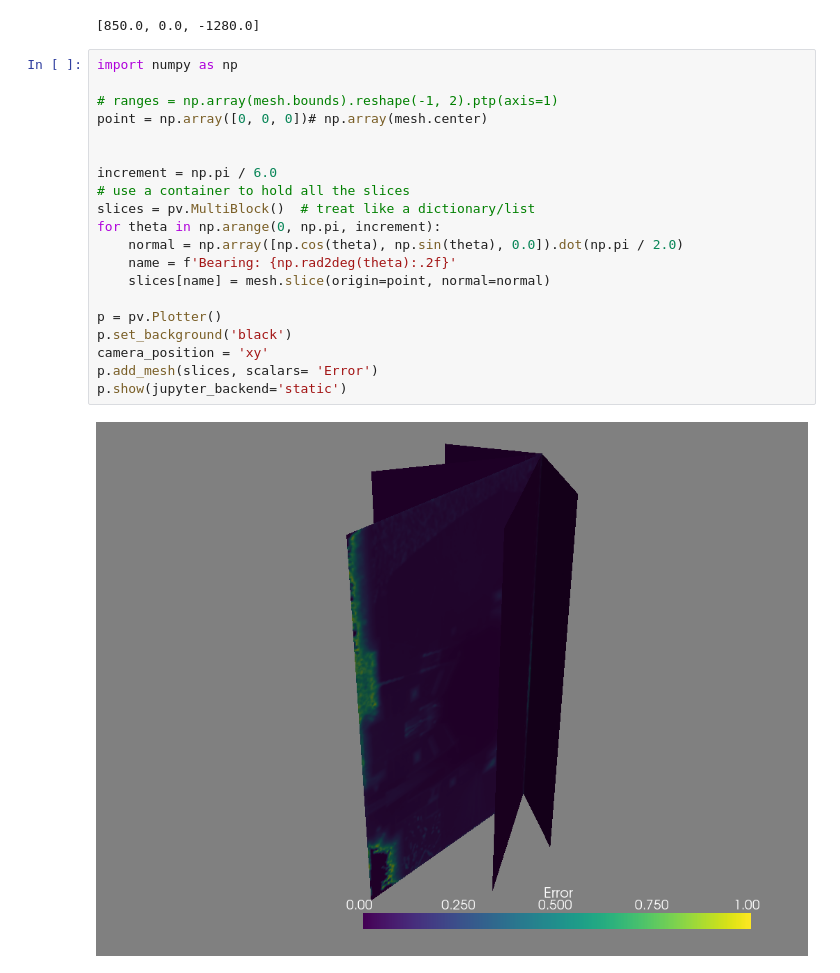
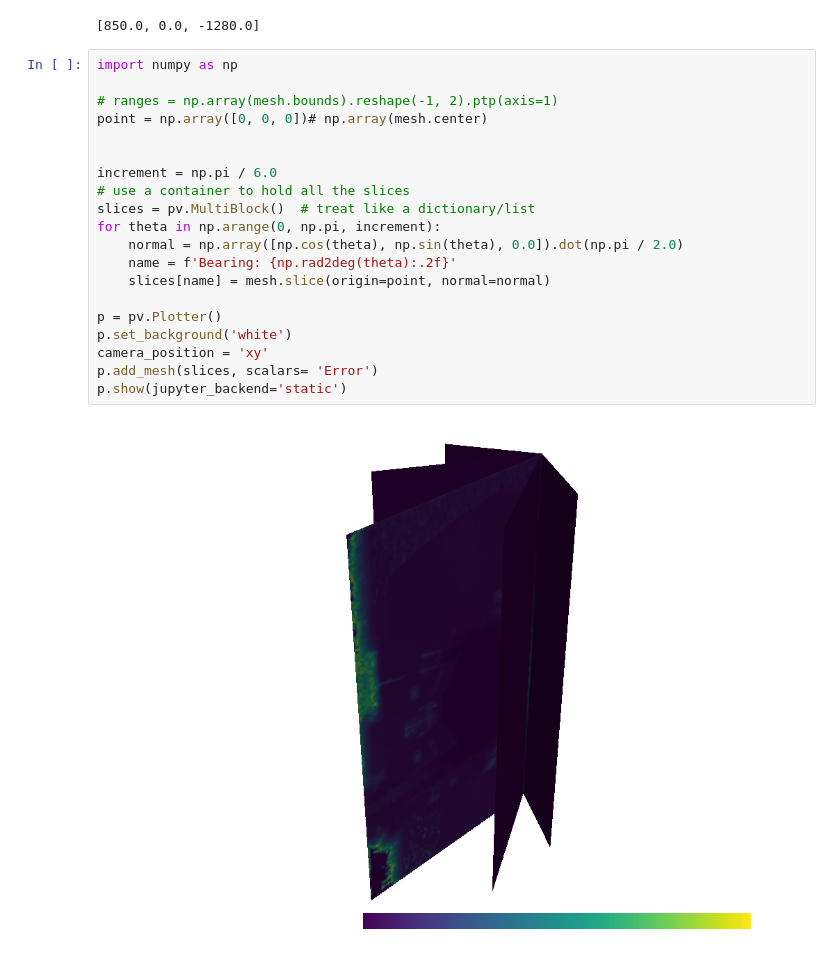
Before and after one commit to Fusion4Energy/F4Enix, a Jupyter notebook: examples/atlas/atlas.ipynb, the cells around one changed output. Cells and saved outputs as stored; diff of their text form.

```diff
--- a/examples/atlas/atlas.ipynb
+++ b/examples/atlas/atlas.ipynb
@@ -40,24 +40,24 @@ slicing1.center
 # %%
 import numpy as np
 
 # ranges = np.array(mesh.bounds).reshape(-1, 2).ptp(axis=1)
 point = np.array([0, 0, 0])# np.array(mesh.center)
 
 
 increment = np.pi / 6.0
 # use a container to hold all the slices
 slices = pv.MultiBlock()  # treat like a dictionary/list
 for theta in np.arange(0, np.pi, increment):
     normal = np.array([np.cos(theta), np.sin(theta), 0.0]).dot(np.pi / 2.0)
     name = f'Bearing: {np.rad2deg(theta):.2f}'
     slices[name] = mesh.slice(origin=point, normal=normal)
 
 p = pv.Plotter()
-p.set_background('black')
+p.set_background('white')
 camera_position = 'xy'
 p.add_mesh(slices, scalars= 'Error')
 p.show(jupyter_backend='static')
 # %% [output]
-[figure, old version]
+[figure, new version]
 # %%
 from f4enix.output.plotter import Atlas
```
Also changed, not shown: parts of 12 cells of this notebook, 6 other files.
